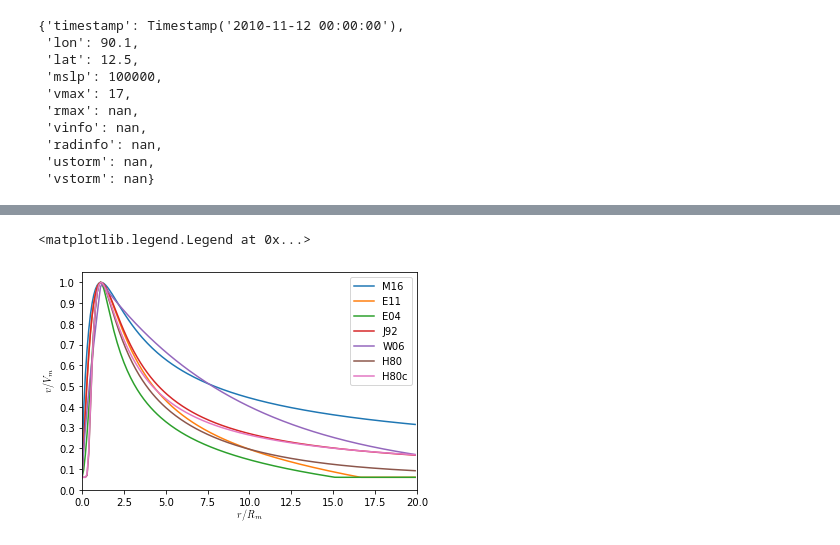
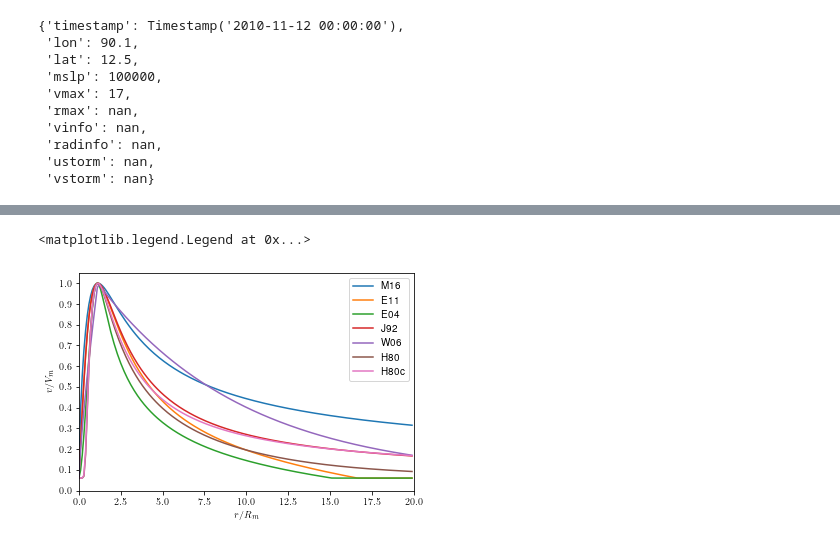
Before and after one commit to jamal919/pycaz, a Jupyter notebook: notebooks/cyclone.ipynb, the cells around one changed output, grey strips where cells are left out. Cells and saved outputs as stored; diff of their text form; code cells hidden in the pictures.

```diff
--- a/notebooks/cyclone.ipynb
+++ b/notebooks/cyclone.ipynb
@@ -14,7 +9,7 @@ from matplotlib.ticker import MultipleLocator
 # %% [markdown]
 First the cyclone advisory can be hard to read, and sometimes oddly formatted. First implemented function is in schism.io named read_jtwc. It is designed to read any JTWC Best track advisory file and immidiately plot.
 # %%
-sidr = read_jtwc('/home/khan/Documents/Portables/Workbench/Projects/SurgeModel/HistoricCyclones/Sidr2007/bio062007.txt')
+sidr = read_jtwc('./resources/bio062007.txt')
 ax = sidr.plot() # Geoaxes object
 ax.set_xlim([83, 97])
 ax.set_xticks(np.arange(84, 97, 2))
@@ -130,35 +149,31 @@ t.calc_rmax()
 # %%
 # Comparison between different methods
-# from matplotlib import rc
-# rc('font',**{'family':'sans-serif','sans-serif':['Helvetica']})
-# rc('text', usetex=True)
-
-t = sidr.interpolate('2007-11-15 00:00:00')
-t.gen_radial_fields(fraction=0.56, angle=19.2, swrf=0.9)
-t.calc_rmax(methods=['E11'], vlimit=[np.inf])
+from matplotlib import rc
+rc('font',**{'family':'sans-serif','sans-serif':['Helvetica']})
+rc('text', usetex=True)
 
 fig, ax = plt.subplots()
 r = np.arange(0, 20, 0.1)
 x = r*t['rmax']
 y1 = np.array([t.calculate_wind(at=(i, 0), methods=['M16'], rmax_frac=[np.inf])[1] for i in x])/t['vmax']/0.88
 y2 = np.array([t.calculate_wind(at=(i, 0), methods=['E11'], rmax_frac=[np.inf])[1] for i in x])/t['vmax']/0.88
 y3 = np.array([t.calculate_wind(at=(i, 0), methods=['E04'], rmax_frac=[np.inf])[1] for i in x])/t['vmax']/0.88
 y4 = np.array([t.calculate_wind(at=(i, 0), methods=['J92'], rmax_frac=[np.inf])[1] for i in x])/t['vmax']/0.88
 y5 = np.array([t.calculate_wind(at=(i, 0), methods=['W06'], rmax_frac=[np.inf])[1] for i in x])/t['vmax']/0.88
 y6 = np.array([t.calculate_wind(at=(i, 0), methods=['H80'], rmax_frac=[np.inf])[1] for i in x])/t['vmax']/0.88
 y7 = np.array([t.calculate_wind(at=(i, 0), methods=['H80c'], rmax_frac=[np.inf])[1] for i in x])/t['vmax']/0.88
 ax.plot(r, y1, label='M16')
 ax.plot(r, y2, label='E11')
 ax.plot(r, y3, label='E04')
 ax.plot(r, y4, label='J92')
 ax.plot(r, y5, label='W06')
 ax.plot(r, y6, label='H80')
 ax.plot(r, y7, label='H80c')
 ax.set_xlabel('$r/R_m$', usetex=True)
 ax.set_ylabel('$v/V_m$', usetex=True)
 ax.set_yticks(np.arange(0, 1.1, 0.1))
 ax.set_xlim([0, 20])
 ax.legend()
 # %% [output]
 <matplotlib.legend.Legend at 0x...>
-[figure, old version]
+[figure, new version]
```
Also changed, not shown: parts of 4 cells of this notebook.
